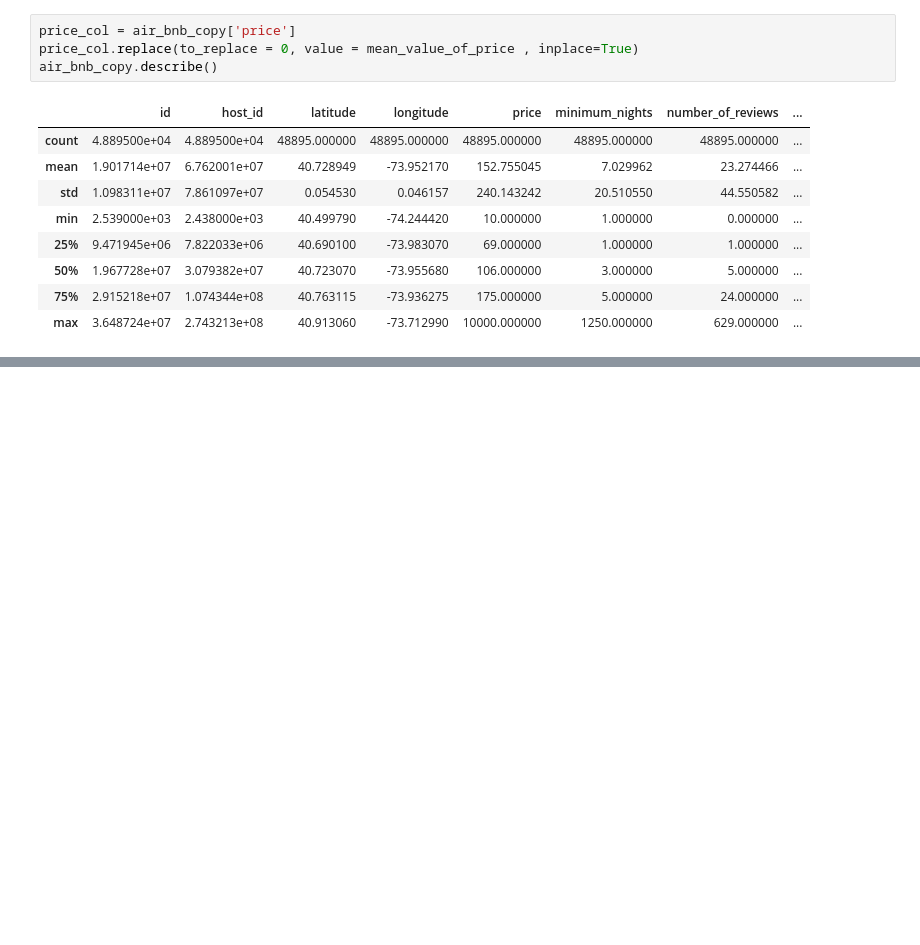
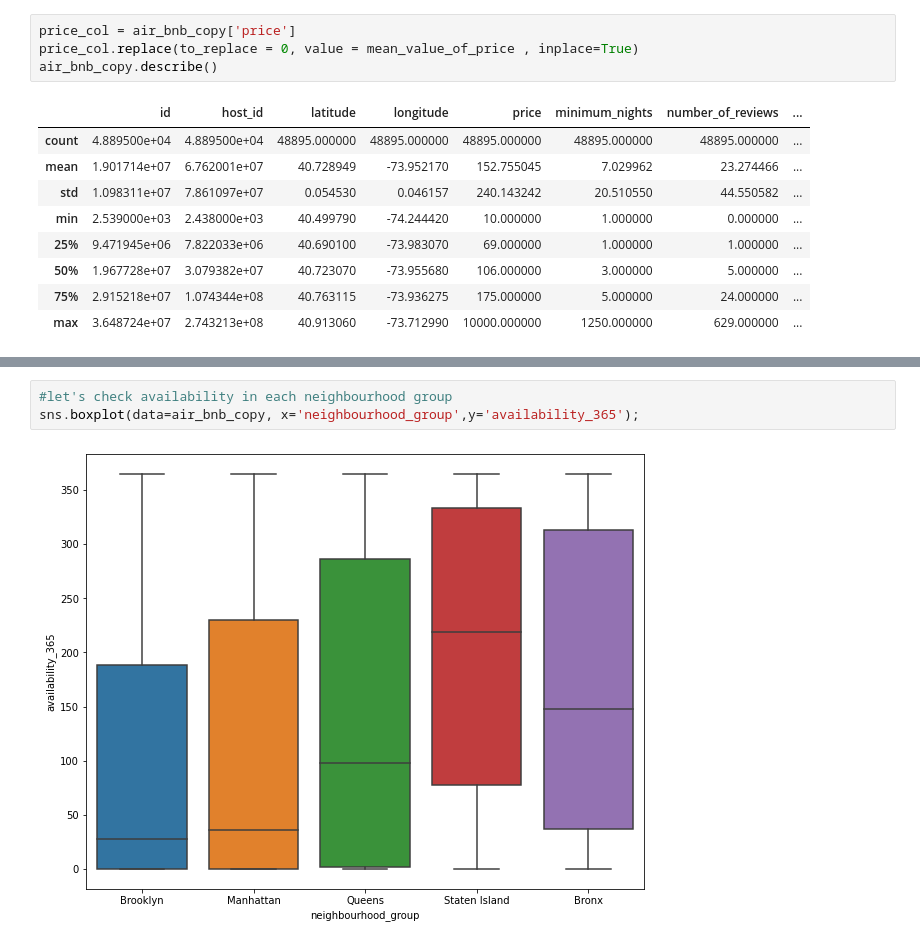
Before and after one commit to 1502harshitsharma/Airbnb-Data-Analysis, a Jupyter notebook: Airbnb_Data_Analysis.ipynb, the cells around one changed output, grey strips where cells are left out. Cells and saved outputs as stored; diff of their text form; blank space fills up the shorter version.

```diff
--- a/Airbnb_Data_Analysis.ipynb
+++ b/Airbnb_Data_Analysis.ipynb
@@ -203,0 +273,5 @@ air_bnb_copy.describe()
+# %%
+#let's check availability in each neighbourhood group
+sns.boxplot(data=air_bnb_copy, x='neighbourhood_group',y='availability_365');
+# %% [output]
+[figure, added]
```
Also changed, not shown: parts of 16 cells of this notebook.
